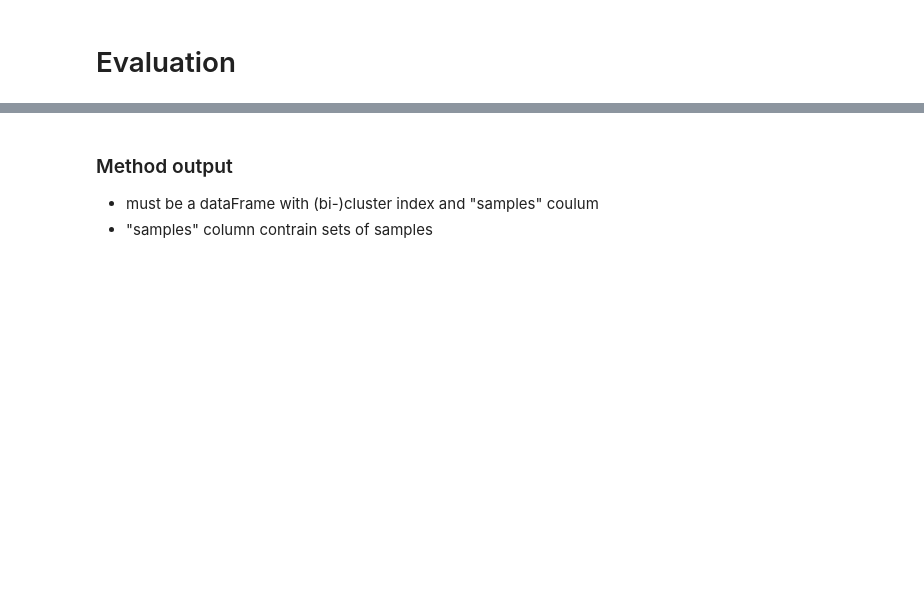
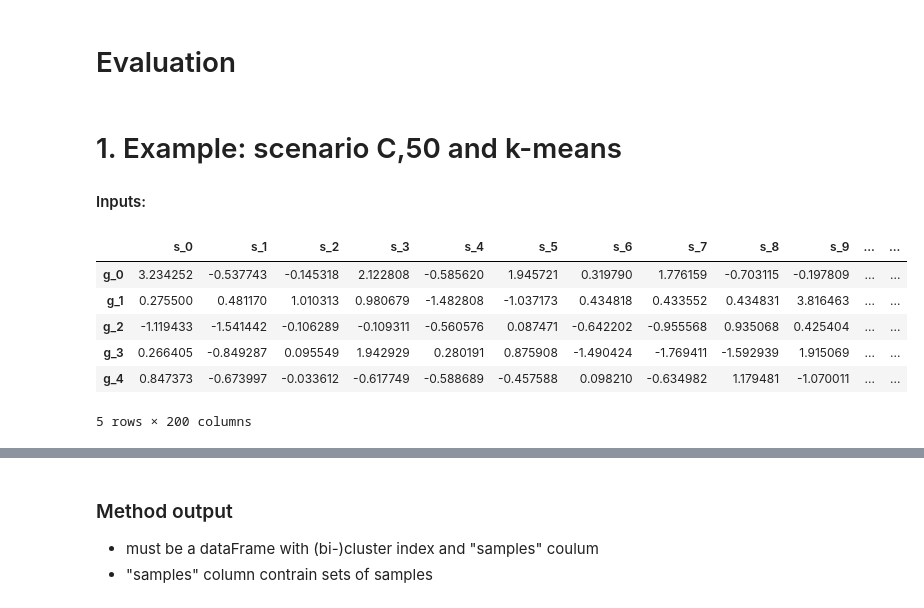
Before and after one commit to ozolotareva/unpast_paper, a Jupyter notebook: evaluation_on_simulated_data.ipynb, the cells around one changed output, grey strips where cells are left out. Saved outputs shown, nothing was run; the diff lists cells and outputs as text; code cells hidden in the pictures; blank space fills up the shorter version.

```diff
--- a/evaluation_on_simulated_data.ipynb
+++ b/evaluation_on_simulated_data.ipynb
@@ -134,3 +35,19 @@ true bilusters: data/simulated//C.n_genes=500,m=4,std=1,overlap=yes.biclusters.t
 # %% [markdown]
 # Evaluation
+# %% [markdown]
+# 1. Example: scenario C,50 and k-means
+
+#### Inputs:
+# %%
+exprs_file = "data/simulated_m=4,std=1/C/C.n_genes=500.exprs_z.tsv"
+exprs = pd.read_csv(exprs_file,sep = "\t",index_col=0)
+exprs.head(5)
+# %% [output]
+|  | s_0 | s_1 | s_2 | s_3 | s_4 | s_5 | s_6 | s_7 | s_8 | s_9 | ... | ... |
+| g_0 | 3.234252 | -0.537743 | -0.145318 | 2.122808 | -0.585620 | 1.945721 | 0.319790 | 1.776159 | -0.703115 | -0.197809 | ... | ... |
+| g_1 | 0.275500 | 0.481170 | 1.010313 | 0.980679 | -1.482808 | -1.037173 | 0.434818 | 0.433552 | 0.434831 | 3.816463 | ... | ... |
+| g_2 | -1.119433 | -1.541442 | -0.106289 | -0.109311 | -0.560576 | 0.087471 | -0.642202 | -0.955568 | 0.935068 | 0.425404 | ... | ... |
+| g_3 | 0.266405 | -0.849287 | 0.095549 | 1.942929 | 0.280191 | 0.875908 | -1.490424 | -1.769411 | -1.592939 | 1.915069 | ... | ... |
+| g_4 | 0.847373 | -0.673997 | -0.033612 | -0.617749 | -0.588689 | -0.457588 | 0.098210 | -0.634982 | 1.179481 | -1.070011 | ... | ... |
+5 rows × 200 columns
 # %%
```
Also changed, not shown: parts of 21 cells of this notebook, 1 other file.
